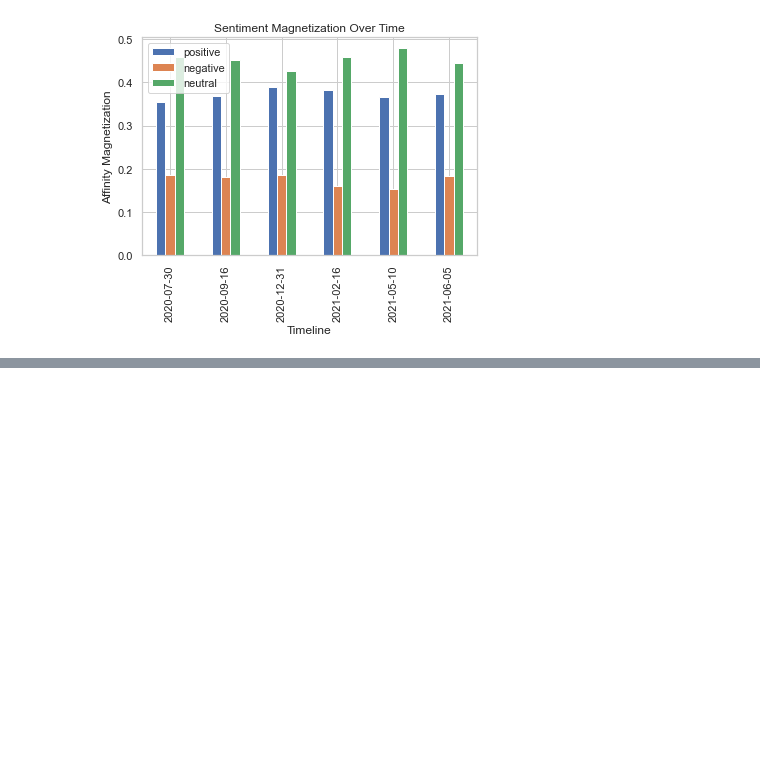
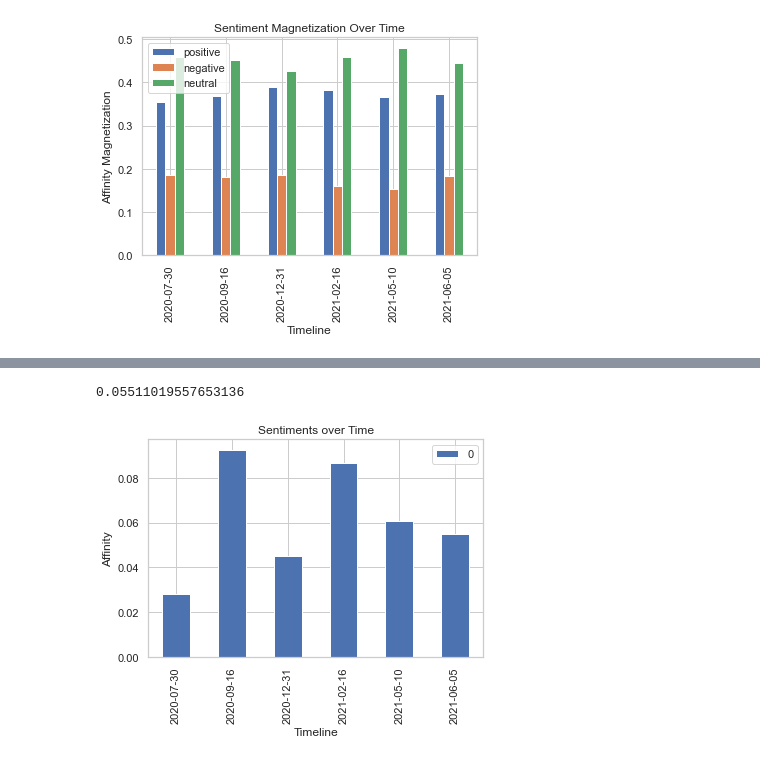
Before and after one commit to 0zyxel0/BDA_2021, a Jupyter notebook: BDA_Project.ipynb, the cells around one changed output, grey strips where cells are left out. Cells and saved outputs as stored; diff of their text form; code cells hidden in the pictures; blank space fills up the shorter version.

```diff
--- a/BDA_Project.ipynb
+++ b/BDA_Project.ipynb
@@ -277,6 +586,20 @@ def defineAffinity(data):
         return -1
     else:
         return 0
+
+def defineMaskPolarization(dataframe):
+    maskPolarization = dataframe[dataframe.text.str.contains('mask',case=False)].polarization
+    maskPolarization1 = dataframe[dataframe.text.str.contains('ffp2',case=False)].polarization
+    mps = [maskPolarization, maskPolarization1]
+    maskPolarizationFinal = pd.concat(mps)
+    return (maskPolarizationFinal.mean(axis=0))
+
+def maskTmag(dataframe):
+    maskPolarization = dataframe[dataframe.text.str.contains('mask',case=False)].tMag
+    maskPolarization1 = dataframe[dataframe.text.str.contains('ffp2',case=False)].tMag
+    mps = [maskPolarization, maskPolarization1]
+    maskPolarizationFinal = pd.concat(mps)
+    return (maskPolarizationFinal.mean(axis=0))
 # %%
 # Create A Sample Dataset to process
 # createDataSample(datafile =  './complete/20200730.json', sample_count = 100)
@@ -513,0 +852,18 @@ plt.show()
+# %%
+maskSynonyms = ['mask','ffp2']
+values = []
+maskPolarization = df[df.text.str.contains('mask',case=False)].polarization
+maskPolarization1 = df[df.text.str.contains('ffp2',case=False)].polarization
+mps = [maskPolarization, maskPolarization1]
+maskPolarizationFinal = pd.concat(mps)
+maskPolarizationFinal.mean(axis=0)
+# %% [output]
+0.05511019557653136
+# %%
+mpsFrame.plot.bar()
+plt.title('Sentiments over Time')
+plt.xlabel('Timeline')
+plt.ylabel('Affinity')
+plt.show()
+# %% [output]
+[figure, added]
```
Also changed, not shown: parts of 29 cells of this notebook.
